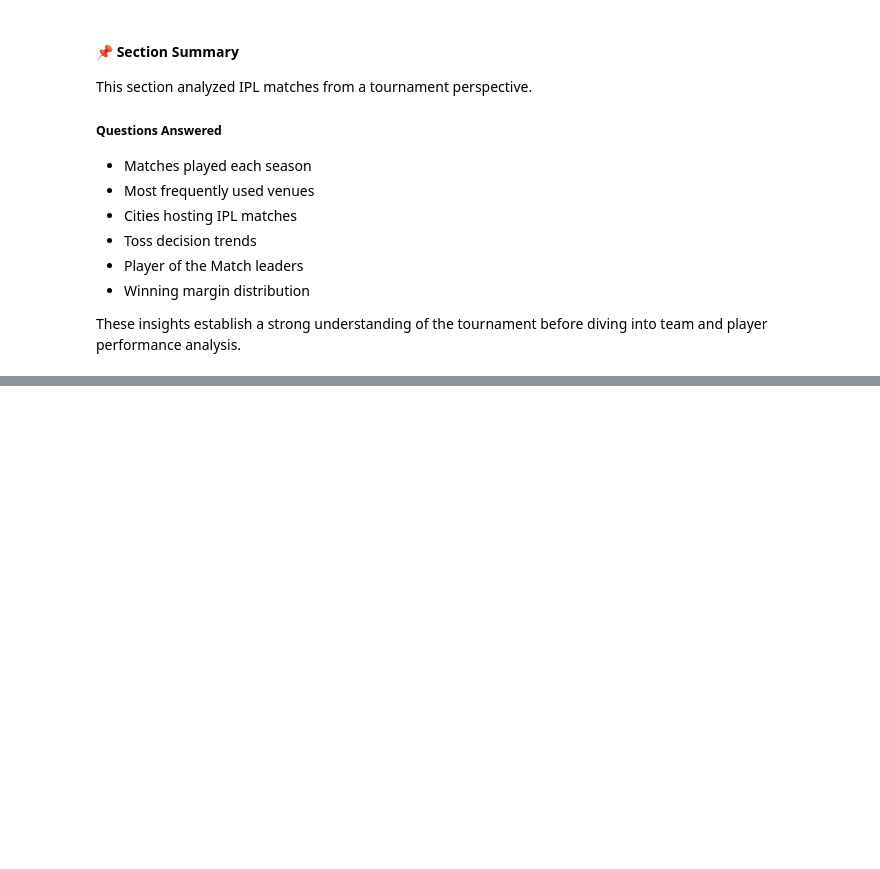
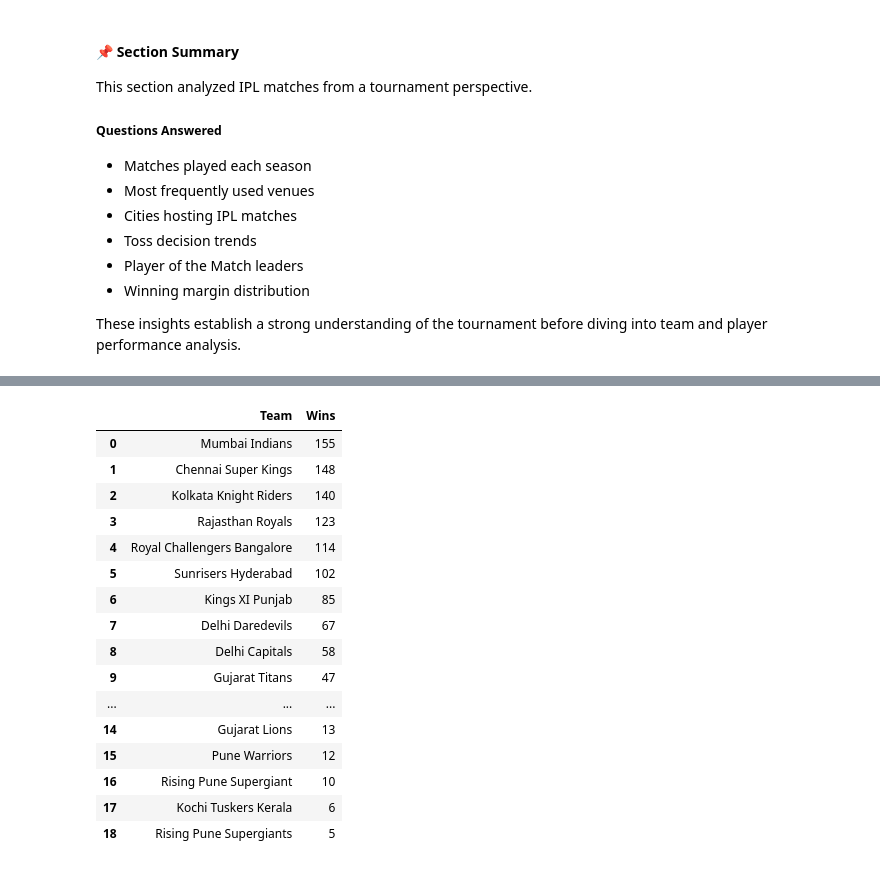
Before and after one commit to Abhilash0079/MachineLearningProjects, a Jupyter notebook: Professional-Cricket-Analytics/notebooks/03_EDA.ipynb, the cells around one changed output, grey strips where cells are left out. Drawn from its saved outputs; the diff is of its cells as text; code cells hidden in the pictures; blank space fills up the shorter version.

```diff
--- a/Professional-Cricket-Analytics/notebooks/03_EDA.ipynb
+++ b/Professional-Cricket-Analytics/notebooks/03_EDA.ipynb
@@ -781,0 +881,32 @@ These insights establish a strong understanding of the tournament before diving
+# %%
+team_wins = (
+    matches_df["winner"]
+    .dropna()
+    .value_counts()
+    .reset_index()
+)
+
+team_wins.columns = [
+    "Team",
+    "Wins"
+]
+
+team_wins
+# %% [output]
+|  | Team | Wins |
+| 0 | Mumbai Indians | 155 |
+| 1 | Chennai Super Kings | 148 |
+| 2 | Kolkata Knight Riders | 140 |
+| 3 | Rajasthan Royals | 123 |
+| 4 | Royal Challengers Bangalore | 114 |
+| 5 | Sunrisers Hyderabad | 102 |
+| 6 | Kings XI Punjab | 85 |
+| 7 | Delhi Daredevils | 67 |
+| 8 | Delhi Capitals | 58 |
+| 9 | Gujarat Titans | 47 |
+| ... | ... | ... |
+| 14 | Gujarat Lions | 13 |
+| 15 | Pune Warriors | 12 |
+| 16 | Rising Pune Supergiant | 10 |
+| 17 | Kochi Tuskers Kerala | 6 |
+| 18 | Rising Pune Supergiants | 5 |
```
Also changed, not shown: parts of 23 cells of this notebook, 1 other file.
